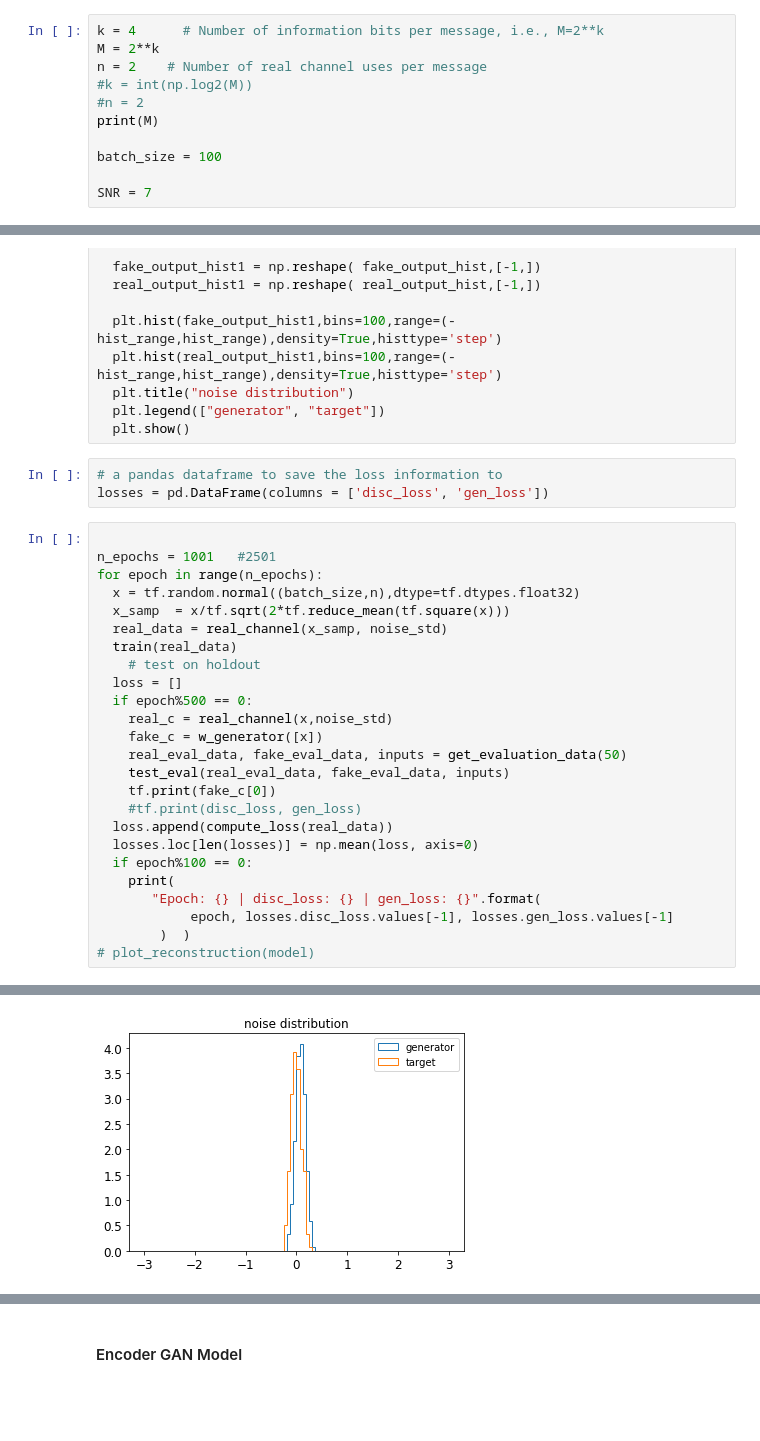
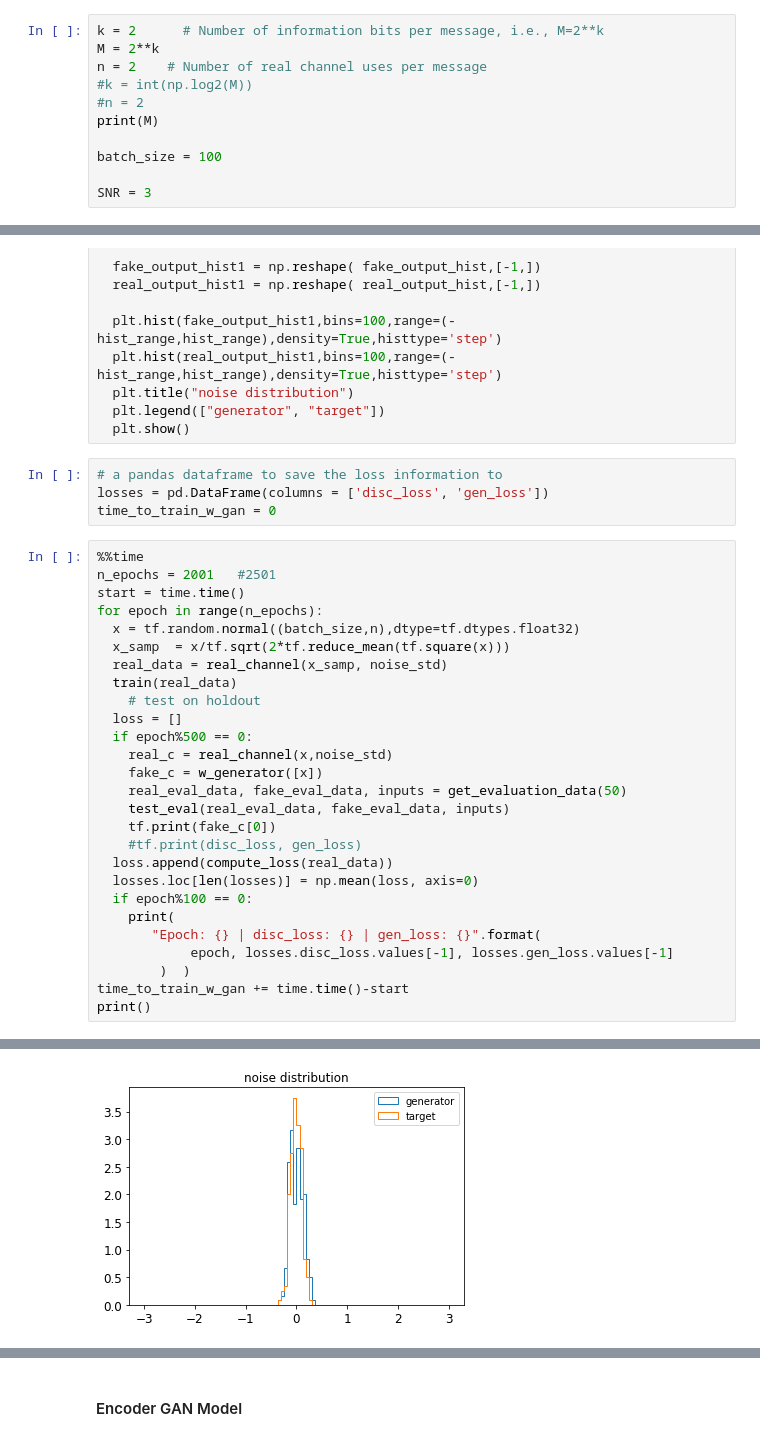
Before and after one commit to YBen1/Autoencoder_communication_system_WGAN_Channel-estimation, a Jupyter notebook: WGAN_Channel_Estimation.ipynb, the cells around one changed output, grey strips where cells are left out. Saved outputs shown, nothing was run; the diff lists cells and outputs as text; blank space fills up the shorter version.

```diff
--- a/WGAN_Channel_Estimation.ipynb
+++ b/WGAN_Channel_Estimation.ipynb
@@ -60,7 +60,7 @@ $M$ - Anzahl der unterschiedlichen Nachrichten \\
 $n$ - channel uses\\
 $N$ - Länge des Rauschvektors
 # %%
-k = 4      # Number of information bits per message, i.e., M=2**k
+k = 2      # Number of information bits per message, i.e., M=2**k
 M = 2**k
 n = 2    # Number of real channel uses per message
 #k = int(np.log2(M))
@@ -69,5 +69,5 @@ print(M)
 
 batch_size = 100
 
-SNR = 7
+SNR = 3
 # %% [output]
@@ -323,9 +323,11 @@ def test_eval(real_eval_data,fake_eval_data,inputs):
 # %%
 # a pandas dataframe to save the loss information to
 losses = pd.DataFrame(columns = ['disc_loss', 'gen_loss'])
+time_to_train_w_gan = 0
 # %%
-
-n_epochs = 1001   #2501
+%%time
+n_epochs = 2001   #2501
+start = time.time()
 for epoch in range(n_epochs):
   x = tf.random.normal((batch_size,n),dtype=tf.dtypes.float32)
   x_samp  = x/tf.sqrt(2*tf.reduce_mean(tf.square(x)))
@@ -347,5 +349,6 @@ for epoch in range(n_epochs):
        "Epoch: {} | disc_loss: {} | gen_loss: {}".format(
             epoch, losses.disc_loss.values[-1], losses.gen_loss.values[-1]
         )  )
-# plot_reconstruction(model)
+time_to_train_w_gan += time.time()-start
+print()
 # %% [output]
@@ -366 +369 @@ Epoch: 900 | disc_loss: -0.05350714176893234 | gen_loss: 0.020796701312065125
-[figure, old version]
+[figure, new version]
```
Also changed, not shown: parts of 14 cells of this notebook.
